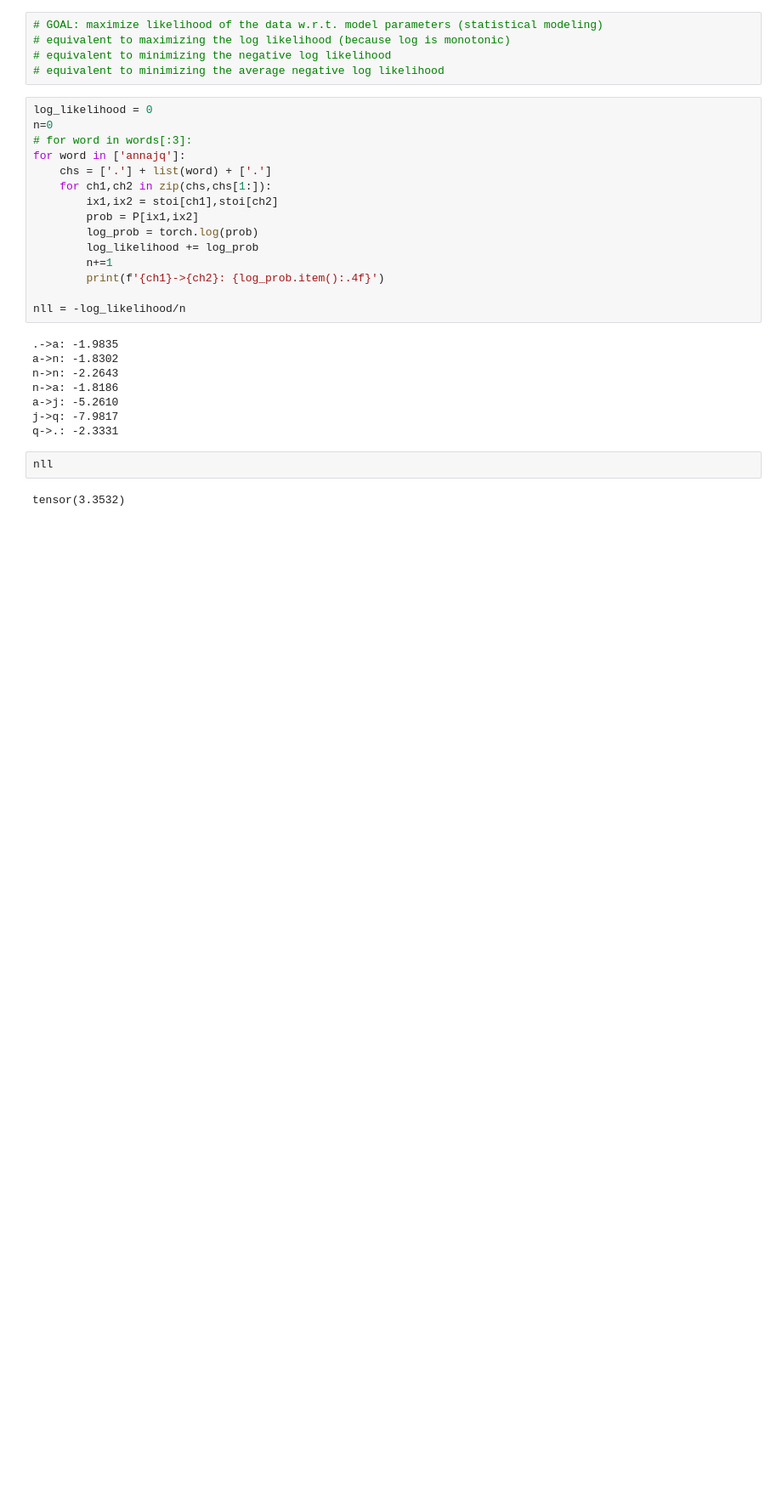
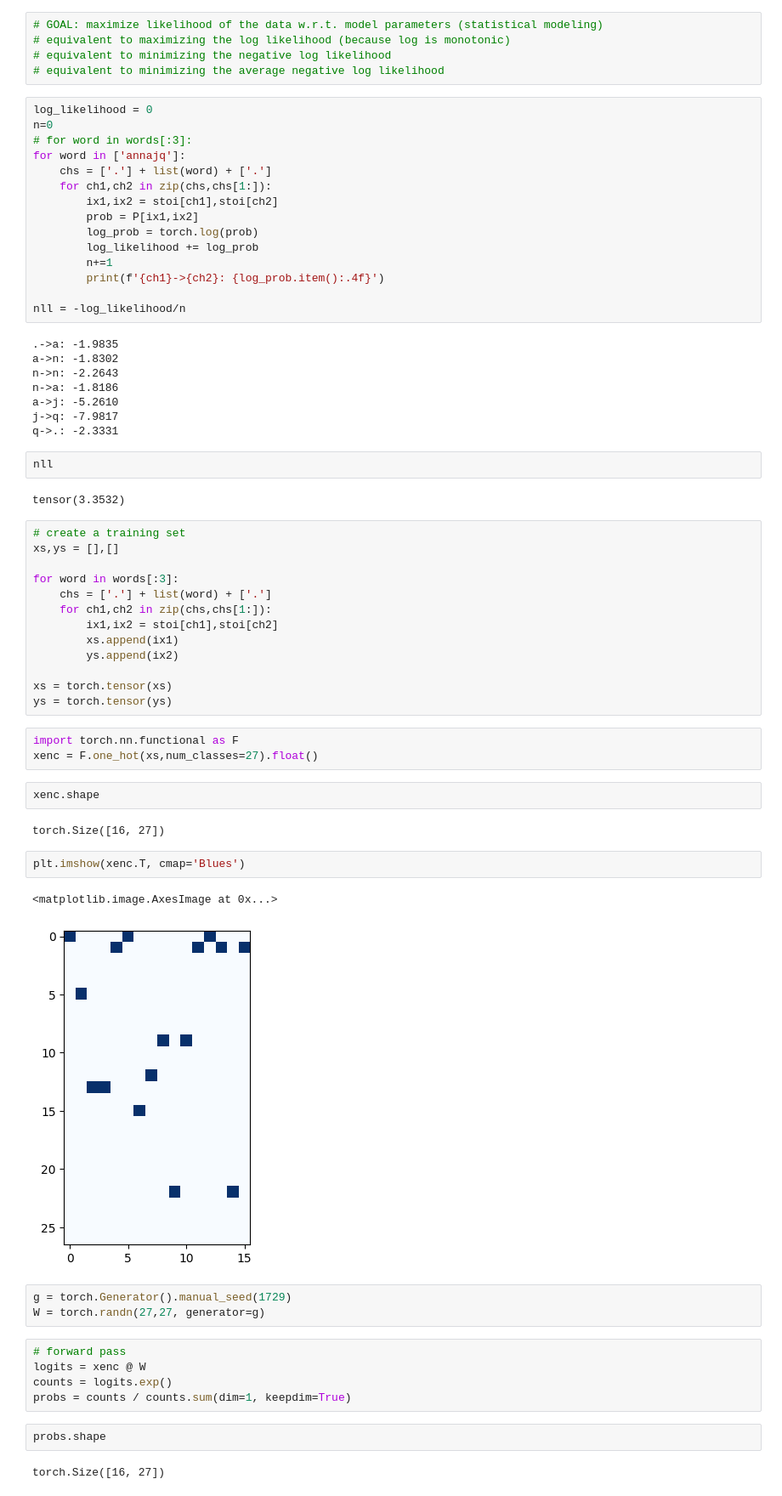
Before and after one commit to dhananjai1729/Build-makemore, a Jupyter notebook: Build_makemore_YEPPY.ipynb, the cells around one changed output. Shown: that part at 85% size. Saved outputs shown, nothing was run; the diff lists cells and outputs as text; blank space fills up the shorter version.

```diff
--- a/Build_makemore_YEPPY.ipynb
+++ b/Build_makemore_YEPPY.ipynb
@@ -178,3 +178,40 @@ q->.: -2.3331
 nll
 # %% [output]
 tensor(3.3532)
+# %%
+# create a training set
+xs,ys = [],[]
+
+for word in words[:3]:
+    chs = ['.'] + list(word) + ['.']
+    for ch1,ch2 in zip(chs,chs[1:]):
+        ix1,ix2 = stoi[ch1],stoi[ch2]
+        xs.append(ix1)
+        ys.append(ix2)
+
+xs = torch.tensor(xs)
+ys = torch.tensor(ys)
+# %%
+import torch.nn.functional as F
+xenc = F.one_hot(xs,num_classes=27).float()
+# %%
+xenc.shape
+# %% [output]
+torch.Size([16, 27])
+# %%
+plt.imshow(xenc.T, cmap='Blues')
+# %% [output]
+<matplotlib.image.AxesImage at 0x...>
+[figure, added]
+# %%
+g = torch.Generator().manual_seed(1729)
+W = torch.randn(27,27, generator=g)
+# %%
+# forward pass
+logits = xenc @ W
+counts = logits.exp()
+probs = counts / counts.sum(dim=1, keepdim=True)
+# %%
+probs.shape
+# %% [output]
+torch.Size([16, 27])
```
Also changed, not shown: parts of 9 cells of this notebook.
